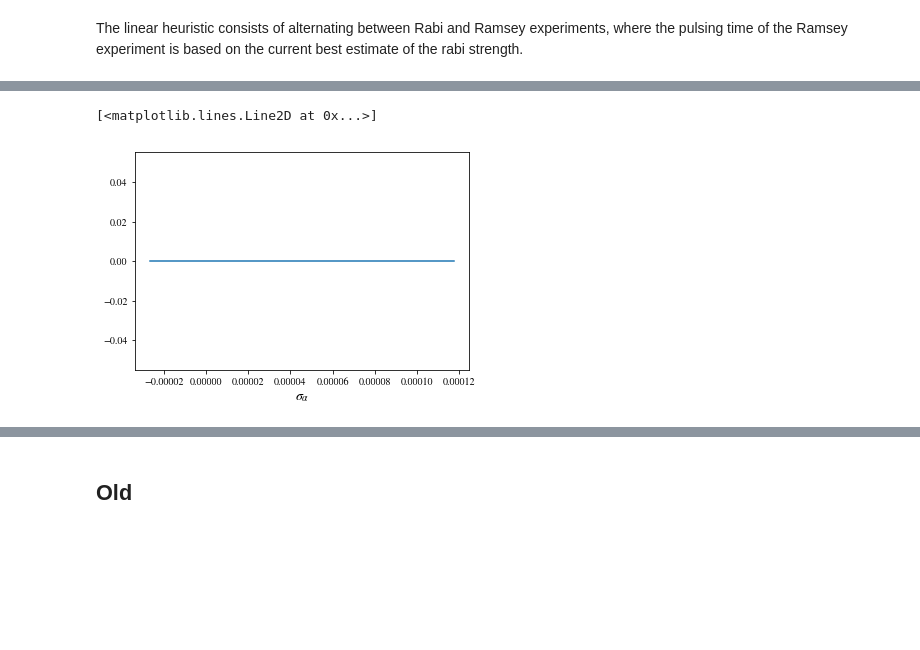
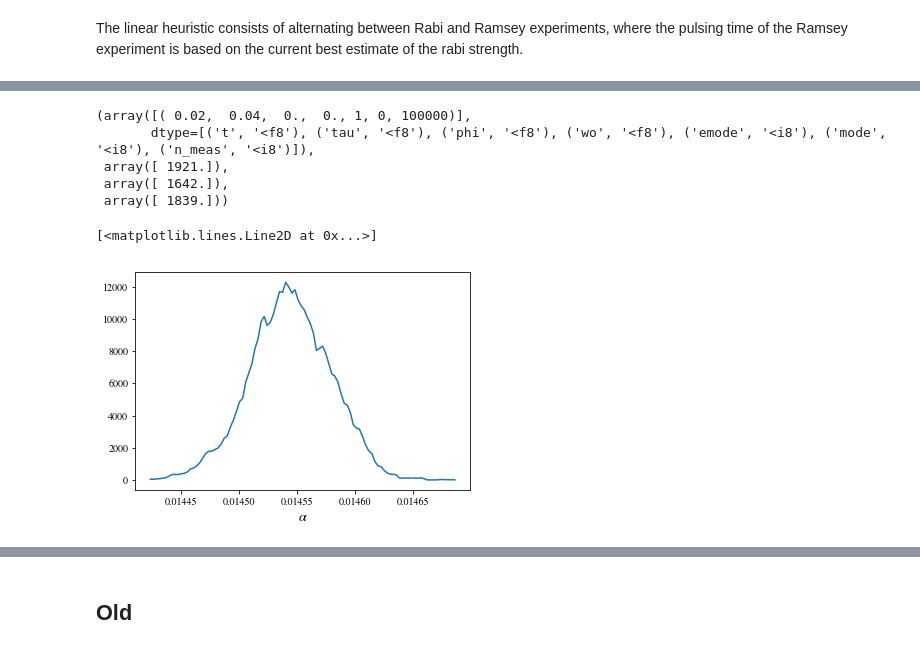
Before and after one commit to ihincks/nv-adaptive, a Jupyter notebook: src/nv-adaptive-real-runner.ipynb, the cells around one changed output, grey strips where cells are left out. Cells and saved outputs as stored; diff of their text form; code cells hidden in the pictures; blank space fills up the shorter version.

```diff
--- a/src/nv-adaptive-real-runner.ipynb
+++ b/src/nv-adaptive-real-runner.ipynb
@@ -177,16 +179,12 @@ A helper function to instantiate new updaters (note the wide_prior, and 10000 pa
 # %%
 def make_updater():
     model = qi.DirectViewParallelizedModel(
-        qi.GaussianRandomWalkModel(
-            m.ReferencedPoissonModel(m.RabiRamseyModel()),
-            random_walk_idxs=[5,6],
-            diagonal=False,
-            scale_mult=experiment_time
-        ),
+        m.ReferencedPoissonModel(m.RabiRamseyModel()),
         dview,
         serial_threshold=1
     )
     updater = m.BridgedRPMUpdater(model, 10000, qi.ProductDistribution(wide_prior, drift_prior))
+    #updater = qi.SMCUpdater(model, 10000, qi.ProductDistribution(wide_prior, drift_prior))
     return updater
 # %% [markdown]
 For simplicity, we choose to run every single experiment at 100000 repetitions. This is set here.
@@ -196,3 +194,5 @@ n_meas = 100000
 ### Linear Heuristic
 # %% [markdown]
 The linear heuristic consists of alternating between Rabi and Ramsey experiments, where the pulsing time of the Ramsey experiment is based on the current best estimate of the rabi strength.
+# %%
+df = new_experiment_dataframe(make_heuristic())
@@ -199,8 +203,10 @@ The linear heuristic consists of alternating between Rabi and Ramsey experiments
+# %%
+df = append_experiment_data(df, expparam=rabi_sweep(5,n_meas=1000)[0])
 # %%
 n_trials = 50
 n_eps = 100
 
-panel_linear = HeuristicData('../data/linear_heuristic_3.pkl')
+panel_linear = HeuristicData('../data/linear_heuristic_4.pkl')
 
 def make_heuristic():
     return TrackingHeuristic(
@@ -217,16 +223,16 @@ for idx_trial in range(panel_linear.n_dataframes, n_trials):
 
     # construct storage object for this trial
     df = new_experiment_dataframe(heuristic)
+    clear_output()
+    print 'Current Trial: {}'.format(idx_trial)
+    liveView = DataFrameLiveView(df)
+    liveView.fig
 
     # decide on first experiment
     tp_est = np.round(1 / heuristic.updater.est_mean()[0] / 4 / 0.002) * 0.002
-    eps, precede_by_tracking = heuristic(tp_est)
+    eps, precede_by_tracking = heuristic(0.02)
 
     for idx_eps in range(n_eps-1):
-        # print current status
-        clear_output()
-        print 'Current Trial: {}'.format(idx_trial)
-        display(df)
 
         # submit experiment job
         job = experiment.run_experiment(eps, precede_by_tracking)
@@ -237,7 +243,7 @@ for idx_trial in range(panel_linear.n_dataframes, n_trials):
 
         # decide on next experiment while job is running
         tp_est = np.round(1 / heuristic.updater.est_mean()[0] / 4 / 0.002) * 0.002
-        eps, precede_by_tracking = heuristic(tp_est)
+        eps, precede_by_tracking = heuristic(0.02)
 
         # wait for job to complete
         while not job.is_complete:
@@ -260,6 +266,10 @@ for idx_trial in range(panel_linear.n_dataframes, n_trials):
                 heuristic_value=None
             )
 
+        # print current status
+        liveView.df = df
+        liveView.update()
+
     # save results in panel
     panel_linear.append(df)
     panel_linear.save()
@@ -273,8 +280,16 @@ heuristic._initial_dark_mean
+# %%
+add_counts_by_unique_expparams(df)
+# %% [output]
+(array([( 0.02,  0.04,  0.,  0., 1, 0, 100000)],
+       dtype=[('t', '<f8'), ('tau', '<f8'), ('phi', '<f8'), ('wo', '<f8'), ('emode', '<i8'), ('mode', '<i8'), ('n_meas', '<i8')]),
+ array([ 1921.]),
+ array([ 1642.]),
+ array([ 1839.]))
 # %%
-heuristic.updater.plot_posterior_marginal(7)
+heuristic.updater.plot_posterior_marginal(5)
 # %% [output]
 [<matplotlib.lines.Line2D at 0x...>]
-[figure, old version]
+[figure, new version]
 # %%
 for idx_param in range(5,7):
     plt.plot(np.array(list(df['smc_mean']))[:,idx_param])
```
Also changed, not shown: parts of 9 cells of this notebook.
